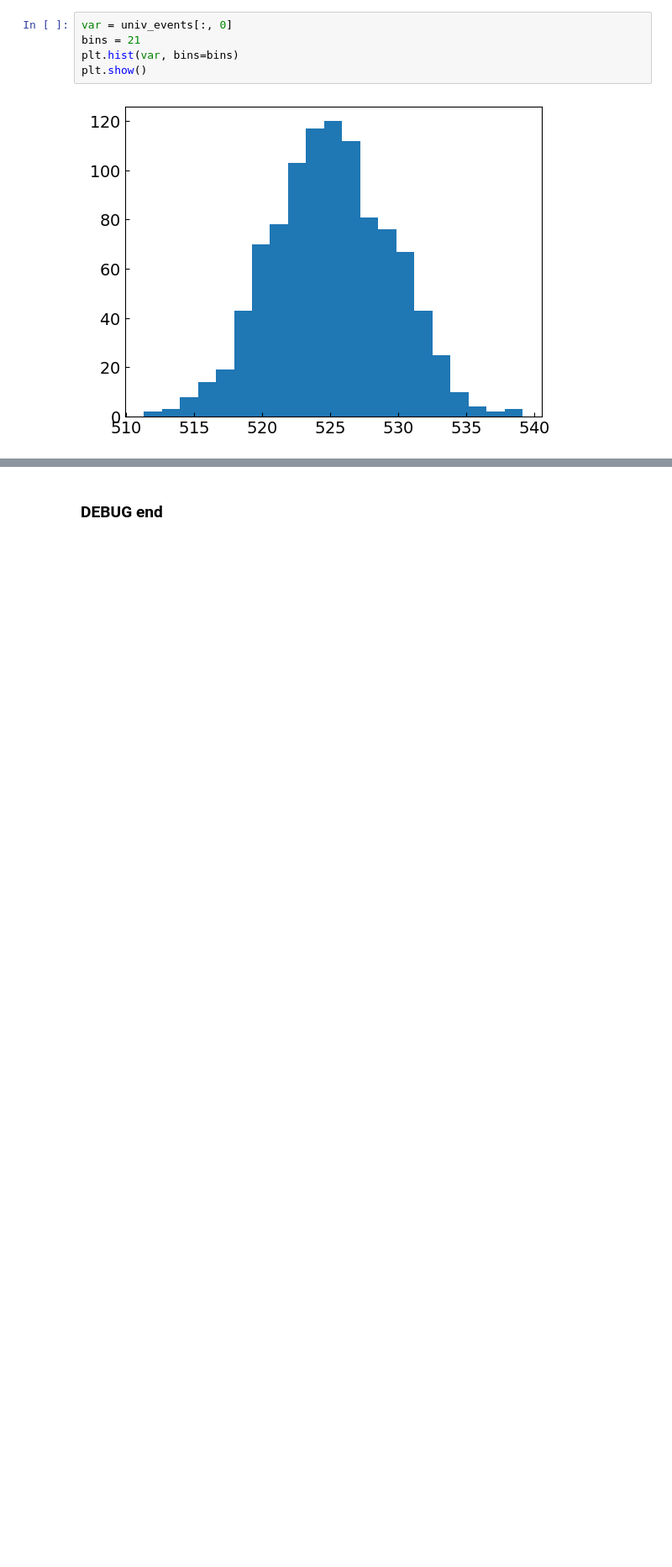
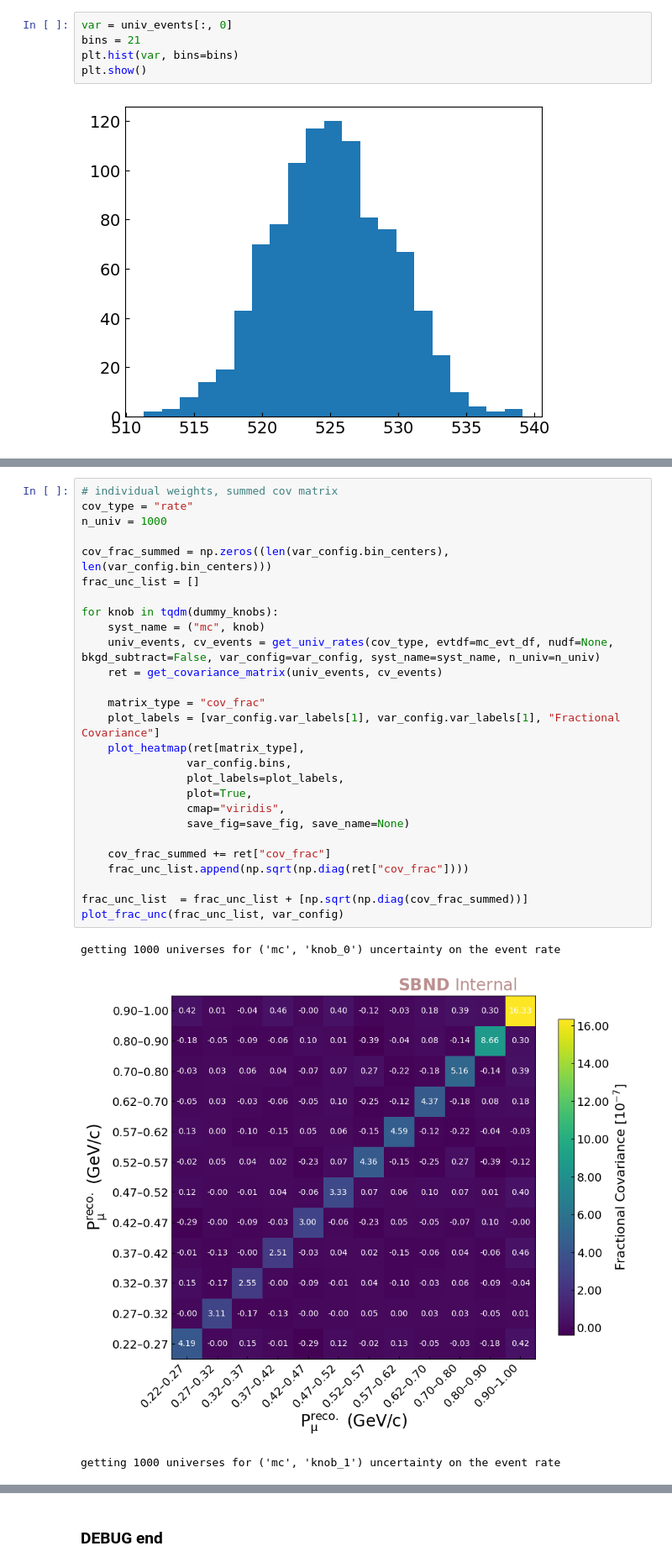
Before and after one commit to wjdanswjddl/cafpyana, a Jupyter notebook: analysis_village/numucc_1p0pi/notebooks/systematics.ipynb, the cells around one changed output, grey strips where cells are left out. Shown at 84% size. Saved outputs shown, nothing was run; the diff lists cells and outputs as text; blank space fills up the shorter version.

```diff
--- a/analysis_village/numucc_1p0pi/notebooks/systematics.ipynb
+++ b/analysis_village/numucc_1p0pi/notebooks/systematics.ipynb
@@ -301,0 +400,31 @@ plt.show()
+# %%
+# individual weights, summed cov matrix
+cov_type = "rate"
+n_univ = 1000
+
+cov_frac_summed = np.zeros((len(var_config.bin_centers), len(var_config.bin_centers)))
+frac_unc_list = []
+
+for knob in tqdm(dummy_knobs):
+    syst_name = ("mc", knob)
+    univ_events, cv_events = get_univ_rates(cov_type, evtdf=mc_evt_df, nudf=None, bkgd_subtract=False, var_config=var_config, syst_name=syst_name, n_univ=n_univ)
+    ret = get_covariance_matrix(univ_events, cv_events)
+
+    matrix_type = "cov_frac"
+    plot_labels = [var_config.var_labels[1], var_config.var_labels[1], "Fractional Covariance"]
+    plot_heatmap(ret[matrix_type],
+                var_config.bins,
+                plot_labels=plot_labels,
+                plot=True,
+                cmap="viridis",
+                save_fig=save_fig, save_name=None)
+
+    cov_frac_summed += ret["cov_frac"]
+    frac_unc_list.append(np.sqrt(np.diag(ret["cov_frac"])))
+
+frac_unc_list  = frac_unc_list + [np.sqrt(np.diag(cov_frac_summed))]
+plot_frac_unc(frac_unc_list, var_config)
+# %% [output]
+getting 1000 universes for ('mc', 'knob_0') uncertainty on the event rate
+[figure, added]
+getting 1000 universes for ('mc', 'knob_1') uncertainty on the event rate
```
Also changed, not shown: parts of 8 cells of this notebook, 5 other files.
